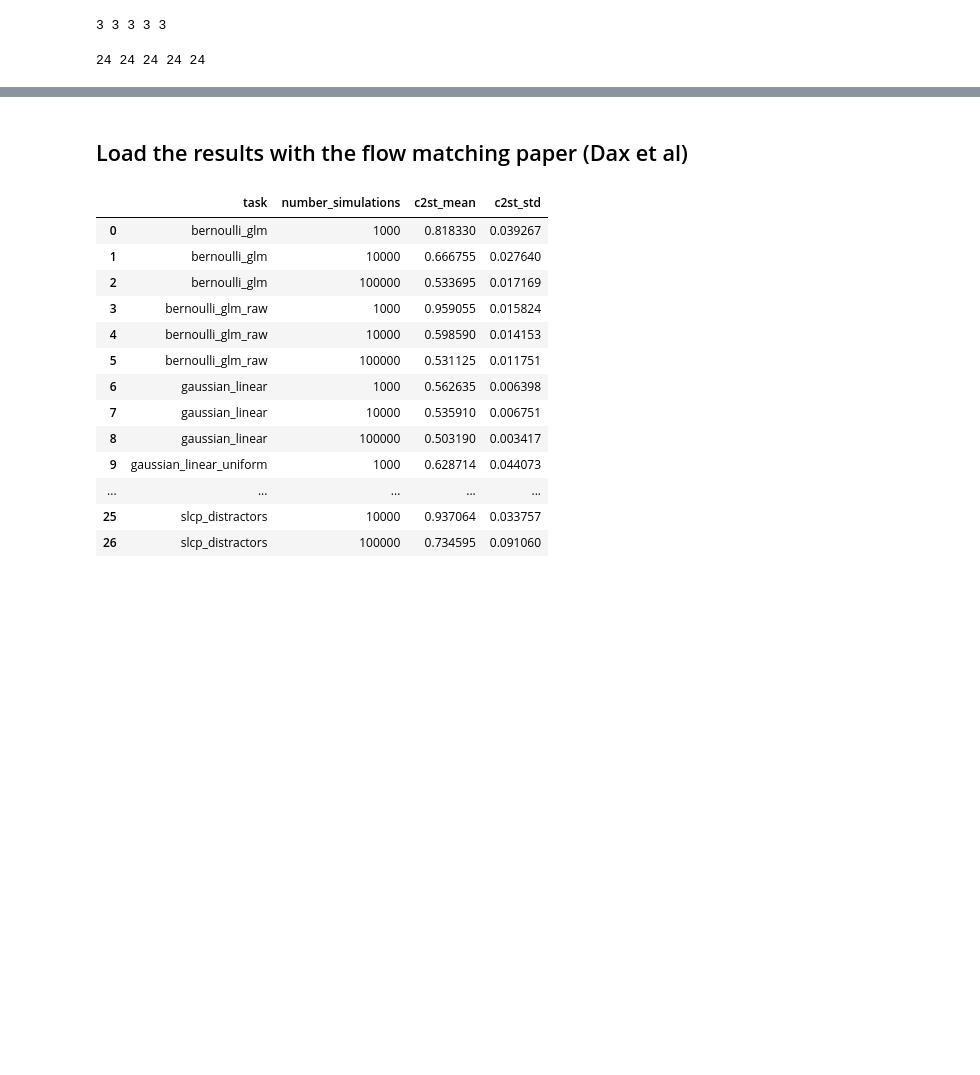
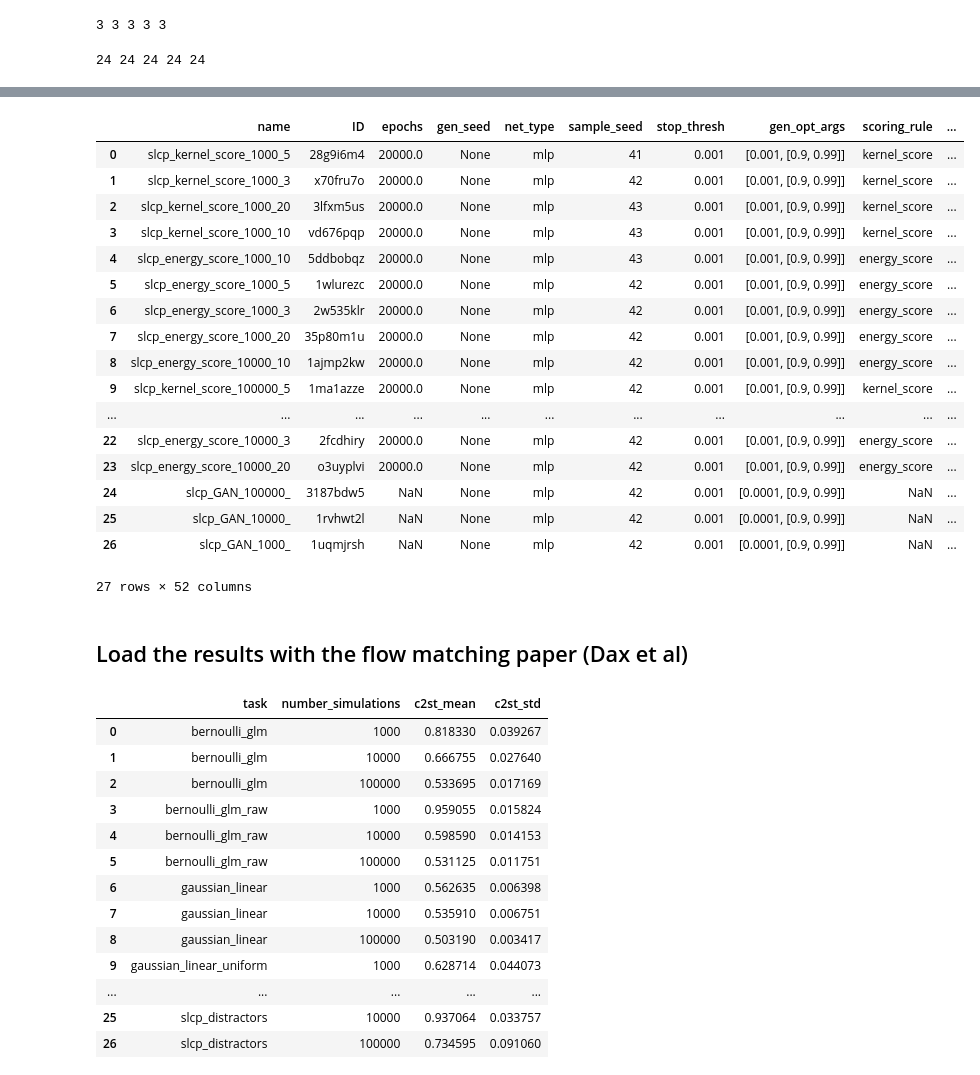
Before and after one commit to LoryPack/LFI_gen_networks_SRs, a Jupyter notebook: plotting_code/benchmark_problems.ipynb, the cells around one changed output, grey strips where cells are left out. Saved outputs shown, nothing was run; the diff lists cells and outputs as text; code cells hidden in the pictures; blank space fills up the shorter version.

Commit message:
Tables

```diff
--- a/plotting_code/benchmark_problems.ipynb
+++ b/plotting_code/benchmark_problems.ipynb
@@ -49,3 +50,24 @@ Index(['name', 'ID', 'epochs', 'gen_seed', 'net_type', 'sample_seed',
       dtype='object')
+# %%
+runs_df_slcp
+# %% [output]
+|  | name | ID | epochs | gen_seed | net_type | sample_seed | stop_thresh | gen_opt_args | scoring_rule | ... |
+| 0 | slcp_kernel_score_1000_5 | 28g9i6m4 | 20000.0 | None | mlp | 41 | 0.001 | [0.001, [0.9, 0.99]] | kernel_score | ... |
+| 1 | slcp_kernel_score_1000_3 | x70fru7o | 20000.0 | None | mlp | 42 | 0.001 | [0.001, [0.9, 0.99]] | kernel_score | ... |
+| 2 | slcp_kernel_score_1000_20 | 3lfxm5us | 20000.0 | None | mlp | 43 | 0.001 | [0.001, [0.9, 0.99]] | kernel_score | ... |
+| 3 | slcp_kernel_score_1000_10 | vd676pqp | 20000.0 | None | mlp | 43 | 0.001 | [0.001, [0.9, 0.99]] | kernel_score | ... |
+| 4 | slcp_energy_score_1000_10 | 5ddbobqz | 20000.0 | None | mlp | 43 | 0.001 | [0.001, [0.9, 0.99]] | energy_score | ... |
+| 5 | slcp_energy_score_1000_5 | 1wlurezc | 20000.0 | None | mlp | 42 | 0.001 | [0.001, [0.9, 0.99]] | energy_score | ... |
+| 6 | slcp_energy_score_1000_3 | 2w535klr | 20000.0 | None | mlp | 42 | 0.001 | [0.001, [0.9, 0.99]] | energy_score | ... |
+| 7 | slcp_energy_score_1000_20 | 35p80m1u | 20000.0 | None | mlp | 42 | 0.001 | [0.001, [0.9, 0.99]] | energy_score | ... |
+| 8 | slcp_energy_score_10000_10 | 1ajmp2kw | 20000.0 | None | mlp | 42 | 0.001 | [0.001, [0.9, 0.99]] | energy_score | ... |
+| 9 | slcp_kernel_score_100000_5 | 1ma1azze | 20000.0 | None | mlp | 42 | 0.001 | [0.001, [0.9, 0.99]] | kernel_score | ... |
+| ... | ... | ... | ... | ... | ... | ... | ... | ... | ... | ... |
+| 22 | slcp_energy_score_10000_3 | 2fcdhiry | 20000.0 | None | mlp | 42 | 0.001 | [0.001, [0.9, 0.99]] | energy_score | ... |
+| 23 | slcp_energy_score_10000_20 | o3uyplvi | 20000.0 | None | mlp | 42 | 0.001 | [0.001, [0.9, 0.99]] | energy_score | ... |
+| 24 | slcp_GAN_100000_ | 3187bdw5 | NaN | None | mlp | 42 | 0.001 | [0.0001, [0.9, 0.99]] | NaN | ... |
+| 25 | slcp_GAN_10000_ | 1rvhwt2l | NaN | None | mlp | 42 | 0.001 | [0.0001, [0.9, 0.99]] | NaN | ... |
+| 26 | slcp_GAN_1000_ | 1uqmjrsh | NaN | None | mlp | 42 | 0.001 | [0.0001, [0.9, 0.99]] | NaN | ... |
+27 rows × 52 columns
 # %% [markdown]
 ## Load the results with the flow matching paper (Dax et al)
```
Also changed, not shown: parts of 31 cells of this notebook, 30 other files.
